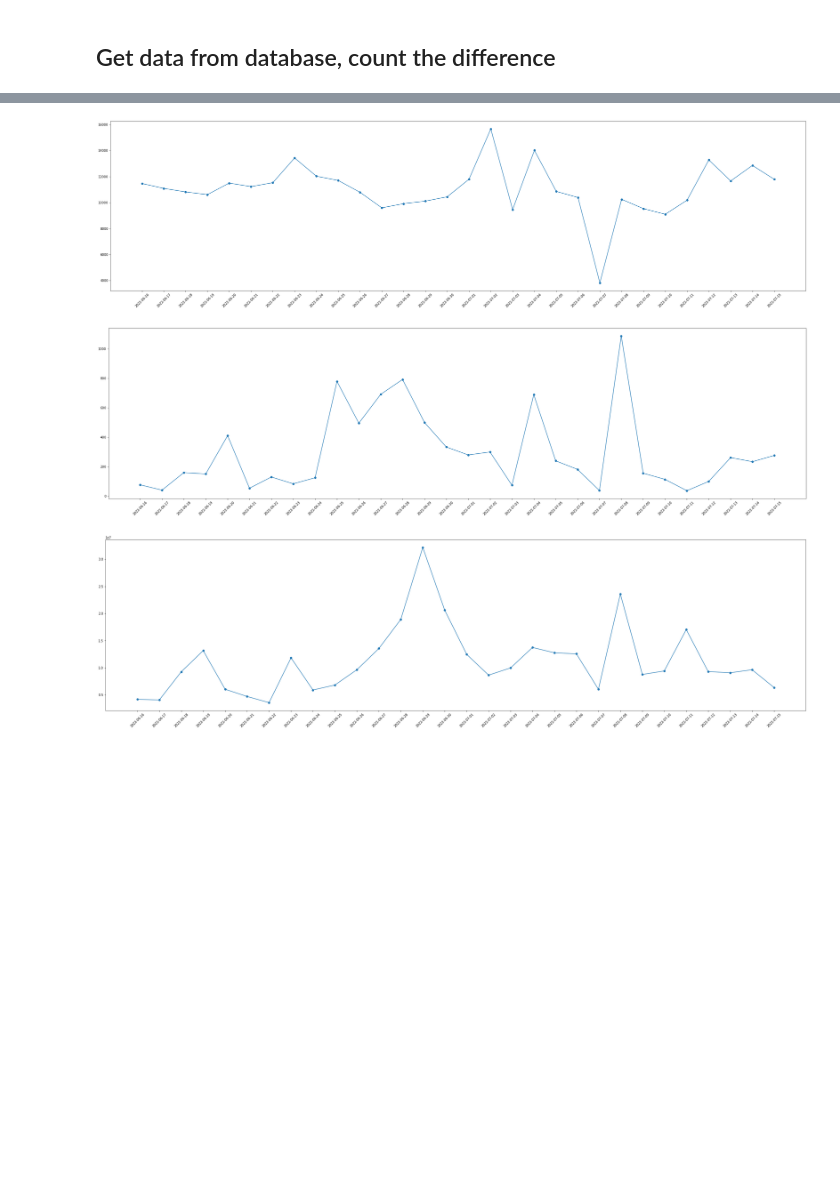
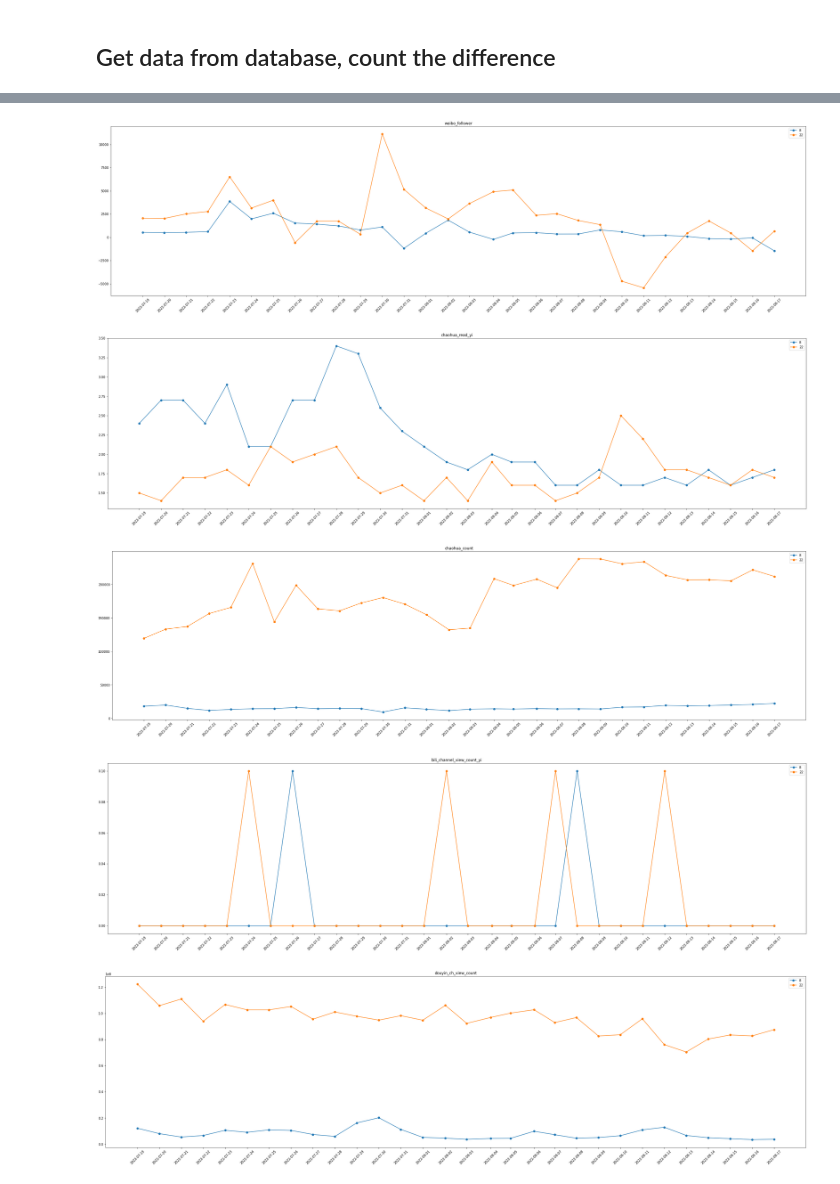
Before and after one commit to siyinghan/programming-learning, a Jupyter notebook: anki/jupyter/table.ipynb, the cells around one changed output, grey strips where cells are left out. Cells and saved outputs as stored; diff of their text form; code cells hidden in the pictures; blank space fills up the shorter version.

```diff
--- a/anki/jupyter/table.ipynb
+++ b/anki/jupyter/table.ipynb
@@ -56,18 +9,41 @@ plt.xticks(pd.date_range('2022-06-16', '2022-07-15'), rotation=45);
-# %%
-plt.figure(figsize=(40,10))
-plt.plot(create_time[-30:], chaohua_count_diff[-30:], '-o')
-plt.xticks(pd.date_range('2022-06-16', '2022-07-15'), rotation=45);
-# %% [output]
-[figure, removed]
-# %%
-plt.figure(figsize=(40,10))
-plt.plot(create_time[-30:], douyin_ch_user_count_diff[-30:], '-o')
-plt.xticks(pd.date_range('2022-06-16', '2022-07-15'), rotation=45);
-# %% [output]
-[figure, removed]
-# %%
-plt.figure(figsize=(40,10))
-plt.plot(create_time[-30:], douyin_ch_view_count_diff[-30:], '-o')
-plt.xticks(pd.date_range('2022-06-16', '2022-07-15'), rotation=45);
-# %% [output]
-[figure, removed]
+# %%
+class DataExtrator:
+    def __init__(self):
+        self.mydb = mysql.connector.connect(
+            host="192.168.1.100",
+            user="root",
+            password="Admin1234!",
+            database="web_info"
+        )
+        self.mycursor = self.mydb.cursor()
+
+    def getSqlInfo(self, name_id):
+        columnsName = ['name_id', 'create_time', 'weibo_follower', 'chaohua_read_yi', 'chaohua_count',
+                       'bili_channel_view_count_yi', 'bili_channel_feature_count', 'douyin_ch_user_count', 'douyin_ch_view_count']
+        sqlStr = f"select name_id, create_time, weibo_follower, chaohua_read_yi, chaohua_count, bili_channel_view_count_yi, bili_channel_feature_count, douyin_ch_user_count, douyin_ch_view_count from web_data where name_id = {name_id}"
+        self.mycursor.execute(sqlStr)
+        return pd.DataFrame(self.mycursor.fetchall(), columns=columnsName)
+# %%
+def dataPlotter(accounts=[8, 22], data_name='weibo_follower'):
+    plt.figure(figsize=(40, 10))
+    extractor = DataExtrator()
+    for account in accounts:
+        accountData = extractor.getSqlInfo(account)
+        diff = np.concatenate([[None], np.diff(accountData[data_name])])
+        plt.plot(accountData['create_time'][-30:],
+                 diff[-30:], '-o', label=account)
+        plt.xticks(accountData['create_time'][-30:], rotation=45)
+    plt.title(data_name)
+    plt.legend()
+# %%
+dataPlotter(data_name='weibo_follower')
+dataPlotter(data_name='chaohua_read_yi')
+dataPlotter(data_name='chaohua_count')
+dataPlotter(data_name='bili_channel_view_count_yi')
+dataPlotter(data_name='douyin_ch_view_count')
+# %% [output]
+[figure, added]
+[figure, added]
+[figure, added]
+[figure, added]
+[figure, added]
```
Also changed, not shown: parts of 3 cells of this notebook.
